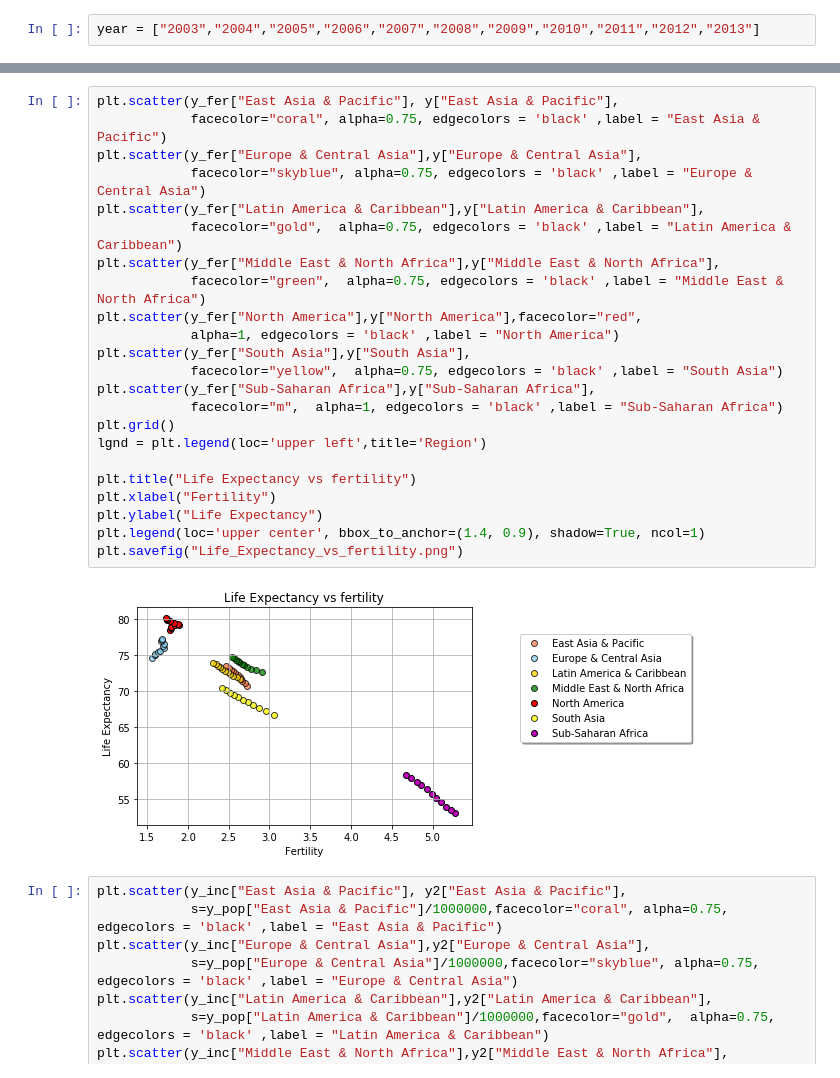
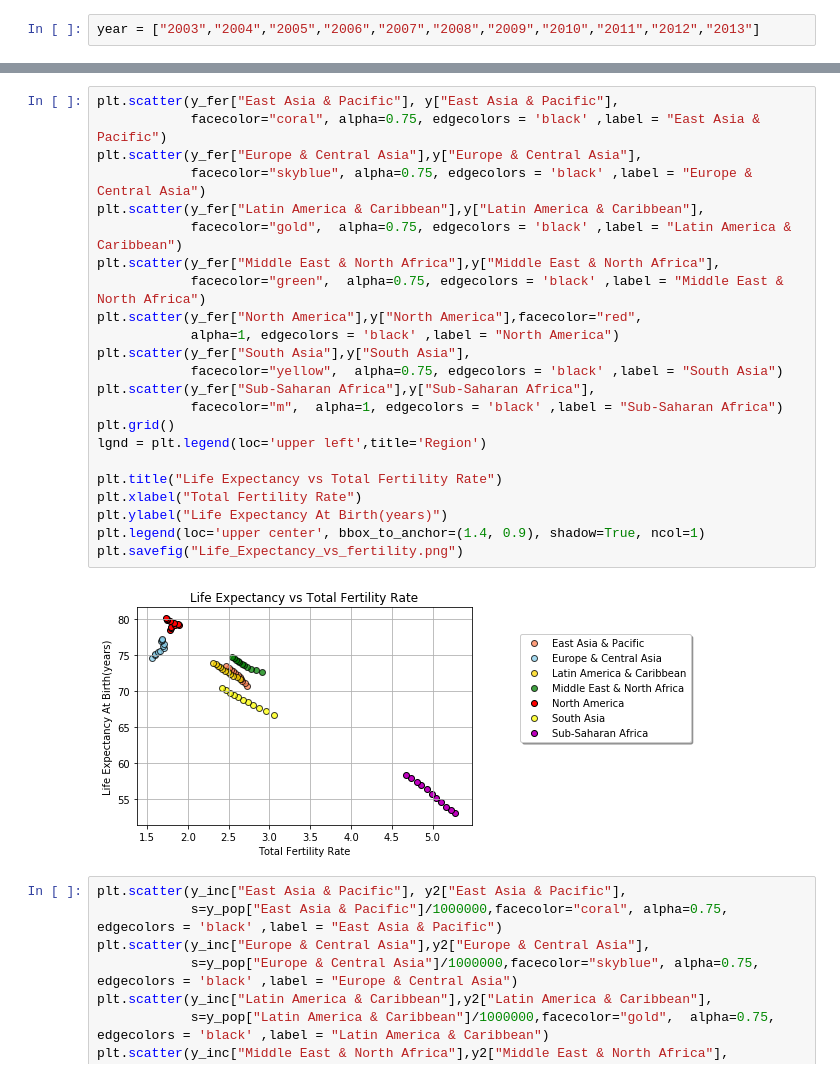
Before and after one commit to shilpiray/Project1, a Jupyter notebook: Project.ipynb, the cells around one changed output, grey strips where cells are left out. Saved outputs shown, nothing was run; the diff lists cells and outputs as text.

```diff
--- a/Project.ipynb
+++ b/Project.ipynb
@@ -370,28 +376,28 @@ plt.savefig("Life_Expectancy_vs_population.png")
 # %%
 plt.scatter(y_fer["East Asia & Pacific"], y["East Asia & Pacific"],
             facecolor="coral", alpha=0.75, edgecolors = 'black' ,label = "East Asia & Pacific")
 plt.scatter(y_fer["Europe & Central Asia"],y["Europe & Central Asia"],
             facecolor="skyblue", alpha=0.75, edgecolors = 'black' ,label = "Europe & Central Asia")
 plt.scatter(y_fer["Latin America & Caribbean"],y["Latin America & Caribbean"],
             facecolor="gold",  alpha=0.75, edgecolors = 'black' ,label = "Latin America & Caribbean")
 plt.scatter(y_fer["Middle East & North Africa"],y["Middle East & North Africa"],
             facecolor="green",  alpha=0.75, edgecolors = 'black' ,label = "Middle East & North Africa")
 plt.scatter(y_fer["North America"],y["North America"],facecolor="red",
             alpha=1, edgecolors = 'black' ,label = "North America")
 plt.scatter(y_fer["South Asia"],y["South Asia"],
             facecolor="yellow",  alpha=0.75, edgecolors = 'black' ,label = "South Asia")
 plt.scatter(y_fer["Sub-Saharan Africa"],y["Sub-Saharan Africa"],
             facecolor="m",  alpha=1, edgecolors = 'black' ,label = "Sub-Saharan Africa")
 plt.grid()
 lgnd = plt.legend(loc='upper left',title='Region')
 
-plt.title("Life Expectancy vs fertility")
-plt.xlabel("Fertility")
-plt.ylabel("Life Expectancy")
+plt.title("Life Expectancy vs Total Fertility Rate")
+plt.xlabel("Total Fertility Rate")
+plt.ylabel("Life Expectancy At Birth(years)")
 plt.legend(loc='upper center', bbox_to_anchor=(1.4, 0.9), shadow=True, ncol=1)
 plt.savefig("Life_Expectancy_vs_fertility.png")
 # %% [output]
-[figure, old version]
+[figure, new version]
 # %%
 plt.scatter(y_inc["East Asia & Pacific"], y2["East Asia & Pacific"],
             s=y_pop["East Asia & Pacific"]/1000000,facecolor="coral", alpha=0.75, edgecolors = 'black' ,label = "East Asia & Pacific")
```
Also changed, not shown: parts of 41 cells of this notebook, 23 other files.
